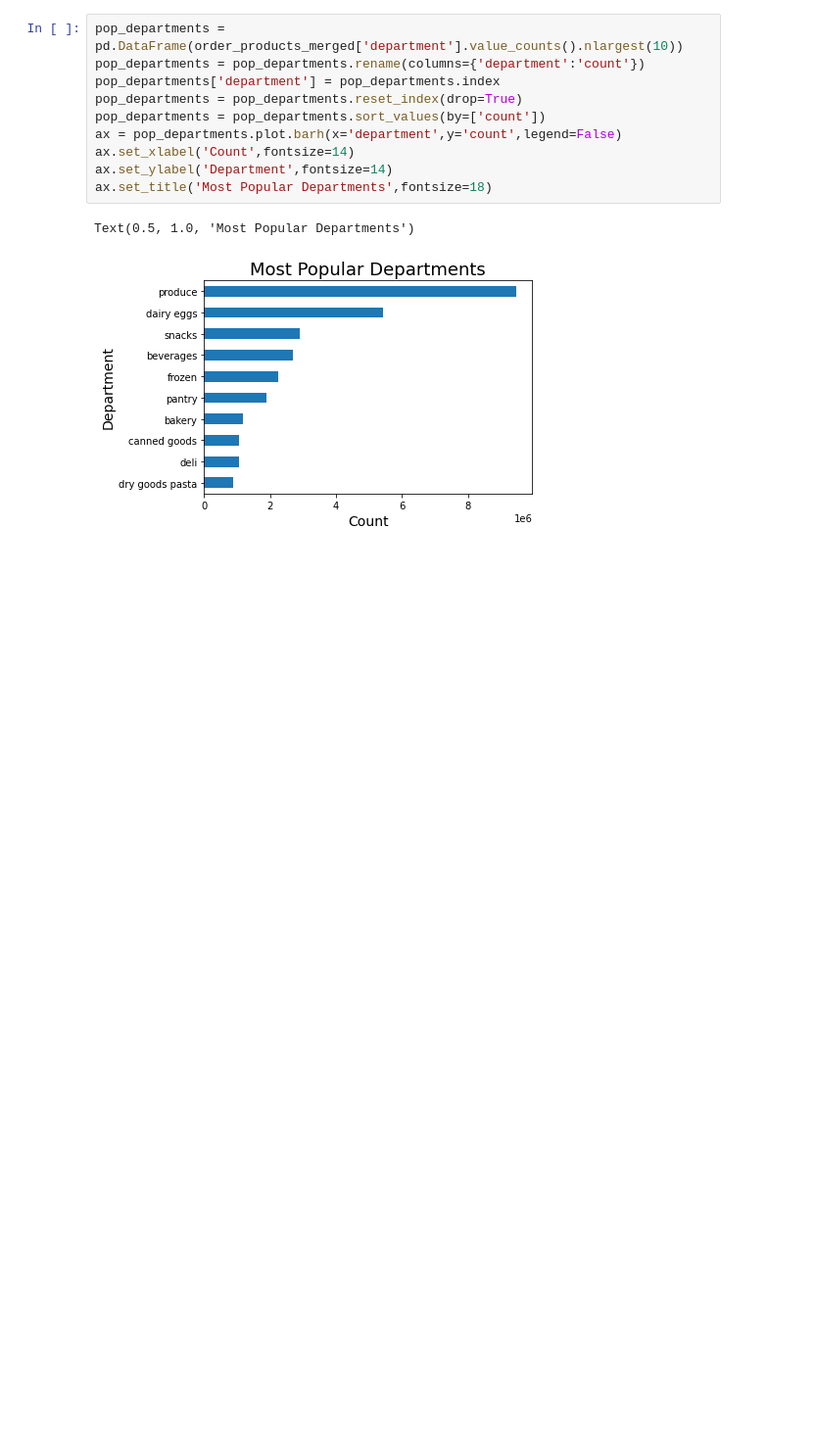
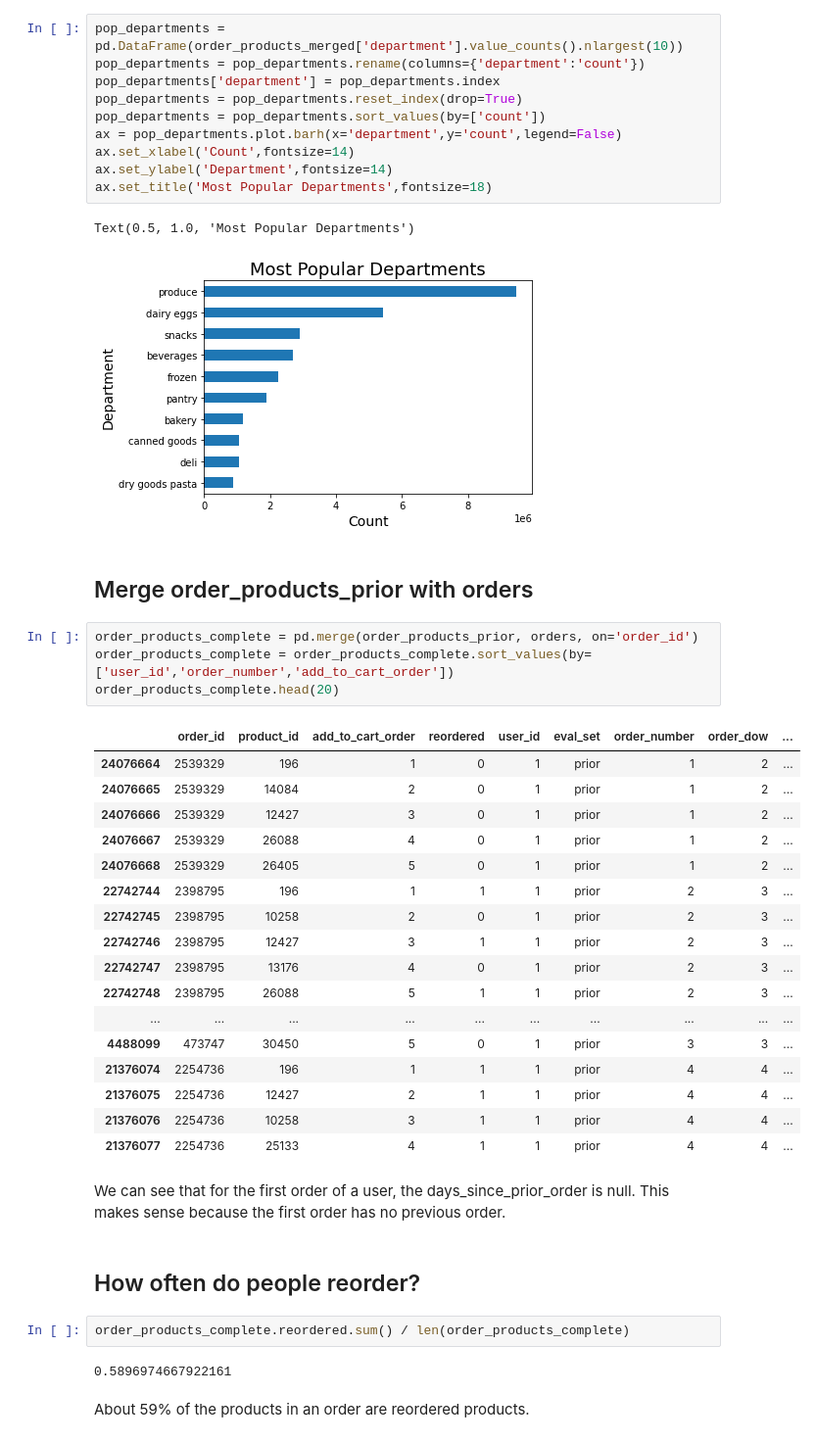
Before and after one commit to ldell7/InstacartRecommendation, a Jupyter notebook: notebooks/01_data_wrangling_EDA.ipynb, the cells around one changed output. Shown at 98% size. Saved outputs shown, nothing was run; the diff lists cells and outputs as text; blank space fills up the shorter version.

```diff
--- a/notebooks/01_data_wrangling_EDA.ipynb
+++ b/notebooks/01_data_wrangling_EDA.ipynb
@@ -261,3 +267,37 @@ ax.set_title('Most Popular Departments',fontsize=18)
 # %% [output]
 Text(0.5, 1.0, 'Most Popular Departments')
 [figure]
+# %% [markdown]
+## Merge order_products_prior with orders
+# %%
+order_products_complete = pd.merge(order_products_prior, orders, on='order_id')
+order_products_complete = order_products_complete.sort_values(by=['user_id','order_number','add_to_cart_order'])
+order_products_complete.head(20)
+# %% [output]
+|  | order_id | product_id | add_to_cart_order | reordered | user_id | eval_set | order_number | order_dow | ... |
+| 24076664 | 2539329 | 196 | 1 | 0 | 1 | prior | 1 | 2 | ... |
+| 24076665 | 2539329 | 14084 | 2 | 0 | 1 | prior | 1 | 2 | ... |
+| 24076666 | 2539329 | 12427 | 3 | 0 | 1 | prior | 1 | 2 | ... |
+| 24076667 | 2539329 | 26088 | 4 | 0 | 1 | prior | 1 | 2 | ... |
+| 24076668 | 2539329 | 26405 | 5 | 0 | 1 | prior | 1 | 2 | ... |
+| 22742744 | 2398795 | 196 | 1 | 1 | 1 | prior | 2 | 3 | ... |
+| 22742745 | 2398795 | 10258 | 2 | 0 | 1 | prior | 2 | 3 | ... |
+| 22742746 | 2398795 | 12427 | 3 | 1 | 1 | prior | 2 | 3 | ... |
+| 22742747 | 2398795 | 13176 | 4 | 0 | 1 | prior | 2 | 3 | ... |
+| 22742748 | 2398795 | 26088 | 5 | 1 | 1 | prior | 2 | 3 | ... |
+| ... | ... | ... | ... | ... | ... | ... | ... | ... | ... |
+| 4488099 | 473747 | 30450 | 5 | 0 | 1 | prior | 3 | 3 | ... |
+| 21376074 | 2254736 | 196 | 1 | 1 | 1 | prior | 4 | 4 | ... |
+| 21376075 | 2254736 | 12427 | 2 | 1 | 1 | prior | 4 | 4 | ... |
+| 21376076 | 2254736 | 10258 | 3 | 1 | 1 | prior | 4 | 4 | ... |
+| 21376077 | 2254736 | 25133 | 4 | 1 | 1 | prior | 4 | 4 | ... |
+# %% [markdown]
+We can see that for the first order of a user, the days_since_prior_order is null. This makes sense because the first order has no previous order.
+# %% [markdown]
+## How often do people reorder?
+# %%
+order_products_complete.reordered.sum() / len(order_products_complete)
+# %% [output]
+0.5896974667922161
+# %% [markdown]
+About 59% of the products in an order are reordered products.
```
Also changed, not shown: parts of 14 cells of this notebook.
